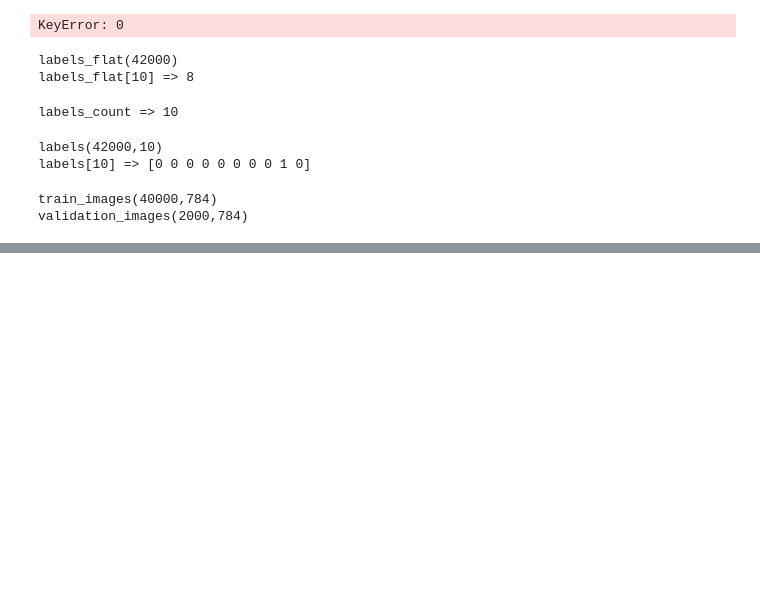
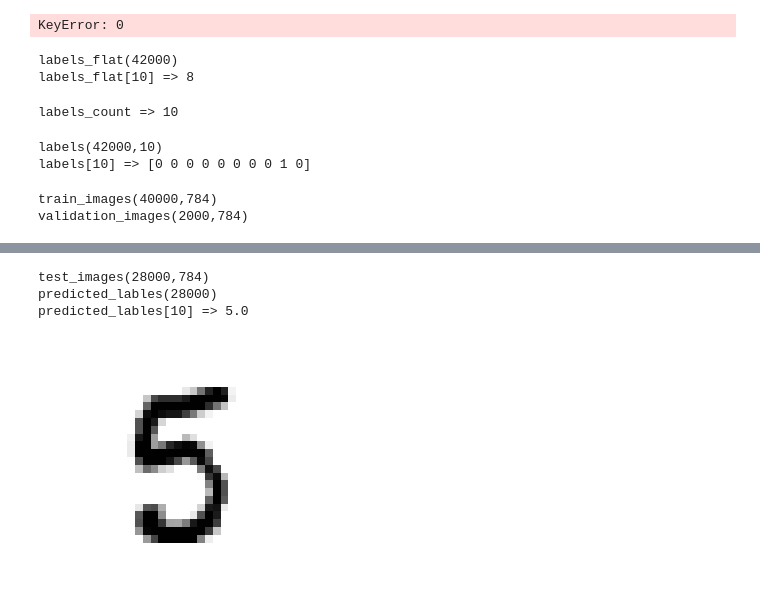
Before and after one commit to wuhongle/Kaggle_MNIST, a Jupyter notebook: tutorial.ipynb, the cells around one changed output, grey strips where cells are left out. Saved outputs shown, nothing was run; the diff lists cells and outputs as text; code cells hidden in the pictures; blank space fills up the shorter version.

```diff
--- a/tutorial.ipynb
+++ b/tutorial.ipynb
@@ -360,0 +359,39 @@ Caused by op 'Conv2D', defined at:
+# %%
+# read test data from CSV file
+test_images = pd.read_csv('./input/test.csv').values
+test_images = test_images.astype(np.float)
+
+# convert from [0:255] => [0.0:1.0]
+test_images = np.multiply(test_images, 1.0 / 255.0)
+
+print('test_images({0[0]},{0[1]})'.format(test_images.shape))
+
+
+# predict test set
+#predicted_lables = predict.eval(feed_dict={x: test_images, keep_prob: 1.0})
+
+# using batches is more resource efficient
+predicted_lables = np.zeros(test_images.shape[0])
+for i in range(0,test_images.shape[0]//BATCH_SIZE):
+    predicted_lables[i*BATCH_SIZE : (i+1)*BATCH_SIZE] = predict.eval(feed_dict={x: test_images[i*BATCH_SIZE : (i+1)*BATCH_SIZE],
+                                                                                keep_prob: 1.0})
+
+
+print('predicted_lables({0})'.format(len(predicted_lables)))
+
+# output test image and prediction
+display(test_images[IMAGE_TO_DISPLAY])
+print ('predicted_lables[{0}] => {1}'.format(IMAGE_TO_DISPLAY,predicted_lables[IMAGE_TO_DISPLAY]))
+
+# save results
+np.savetxt('submission_softmax.csv',
+           np.c_[range(1,len(test_images)+1),predicted_lables],
+           delimiter=',',
+           header = 'ImageId,Label',
+           comments = '',
+           fmt='%d')
+# %% [output]
+test_images(28000,784)
+predicted_lables(28000)
+predicted_lables[10] => 5.0
+[figure, added]
```
Also changed, not shown: parts of 4 cells of this notebook, 1 other file.
